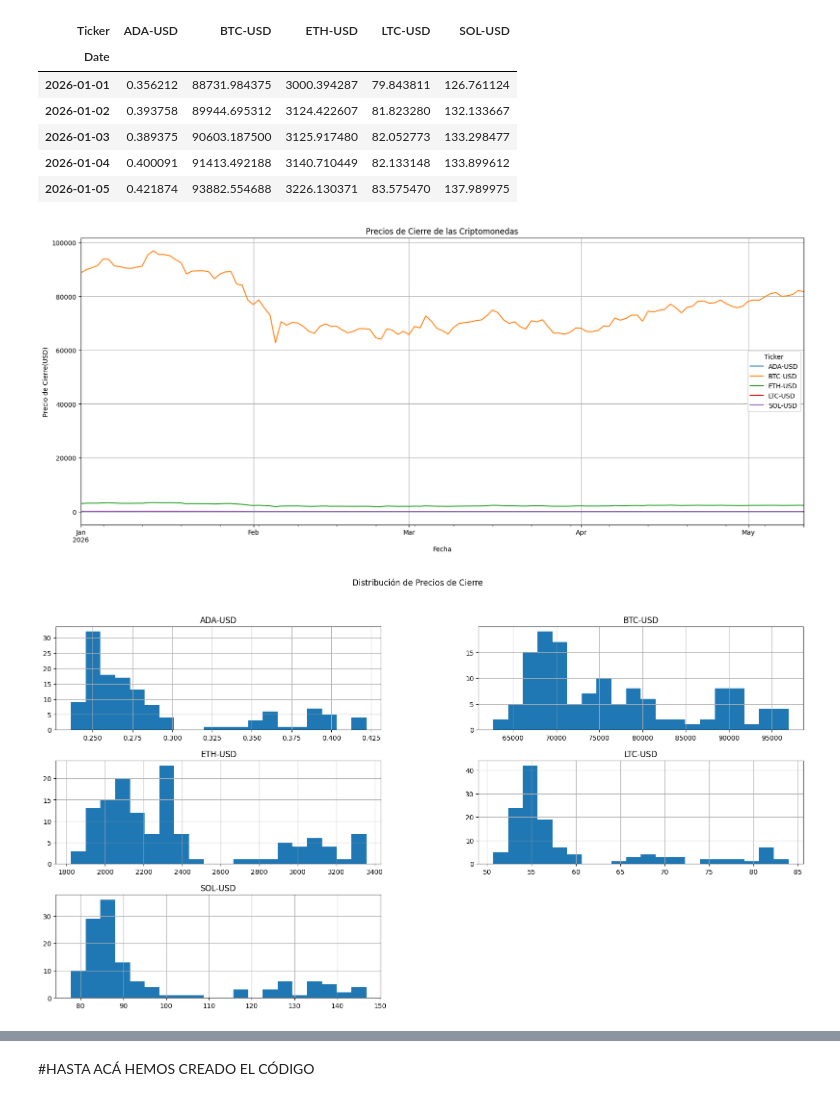
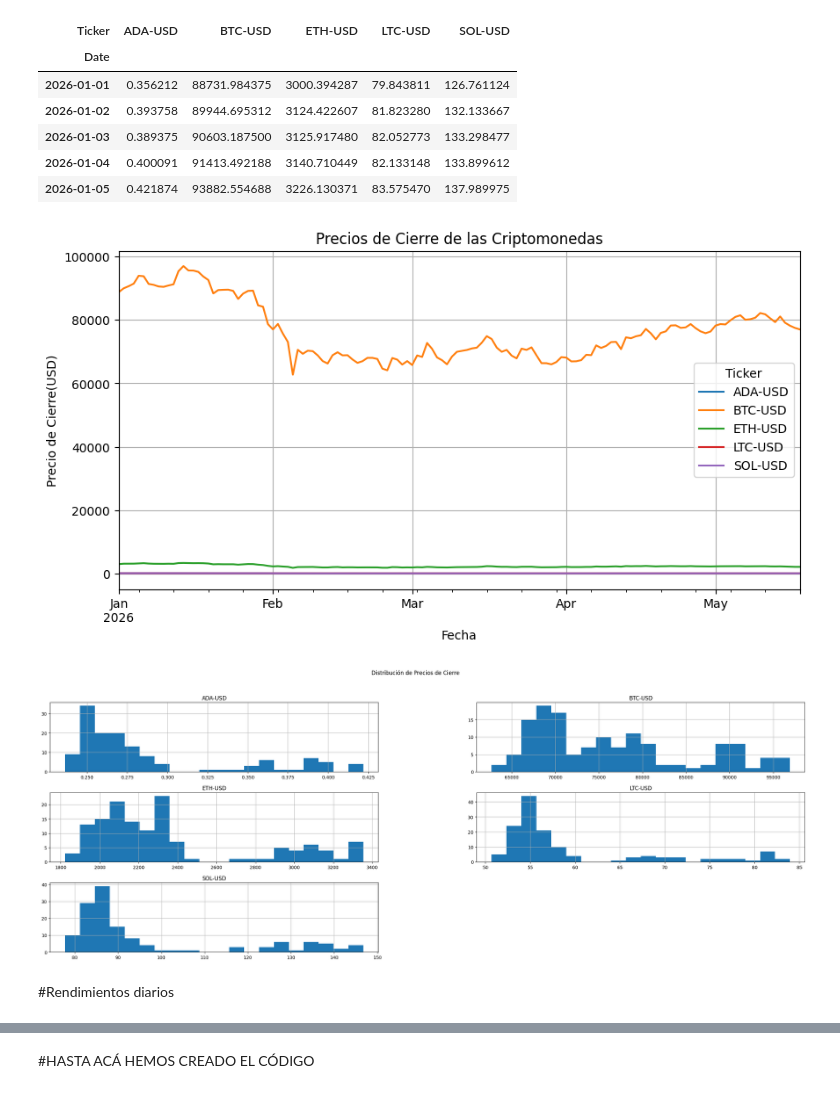
Before and after one commit to fraygoezdavid/Lenguajes_de_programacion, a Jupyter notebook: Proyecto_Cripto_Entregable.ipynb, the cells around one changed output, grey strips where cells are left out. Drawn from its saved outputs; the diff is of its cells as text; code cells hidden in the pictures.

```diff
--- a/Proyecto_Cripto_Entregable.ipynb
+++ b/Proyecto_Cripto_Entregable.ipynb
@@ -77,8 +103,8 @@ tickers = ['BTC-USD', 'ETH-USD', 'SOL-USD', 'ADA-USD', 'LTC-USD' ]
 # %% [markdown]
 #Descarga de datos general
 # %%
-datos = yf.download (tickers, start='2026-01-01', end='2026-05-12', interval='1d')
-datos.head()
+data = yf.download (tickers, start='2026-01-01', end='2026-05-19', interval='1d')
+data.head()
 # %% [output]
 [*********************100%***********************]  5 of 5 completed
 | Price | Close |  |  |  |  | High |  |  |  |  | ... | ... |
@@ -120,7 +186,7 @@ ltc.head()
 # %% [markdown]
 #Trabajando solo con precios de cierre
 # %%
-precios_cierre = datos["Close"]
+precios_cierre = data["Close"]
 precios_cierre.head()
 # %% [output]
 | Ticker | ADA-USD | BTC-USD | ETH-USD | LTC-USD | SOL-USD |
@@ -132,21 +198,23 @@ precios_cierre.head()
 | 2026-01-05 | 0.421874 | 93882.554688 | 3226.130371 | 83.575470 | 137.989975 |
 # %%
 ##Graficando los precios de cierre
-precios_cierre.plot(figsize=(20, 8))
+precios_cierre.plot(figsize=(10, 5))
 plt.title("Precios de Cierre de las Criptomonedas")
 plt.xlabel("Fecha")
 plt.ylabel("Precio de Cierre(USD)")
 plt.grid(True)
 plt.show()
 # %% [output]
-[figure, old version]
+[figure, new version]
 # %%
 #Analizando la gráfica
-precios_cierre.hist(figsize=(20, 10), bins=20)
+precios_cierre.hist(figsize=(30, 10), bins=20)
 plt.suptitle("Distribución de Precios de Cierre", fontsize=12)
 plt.xlabel("Precio de Cierre")
 plt.ylabel("Frecuencia")
 
 plt.show()
 # %% [output]
-[figure, old version]
+[figure, new version]
+# %% [markdown]
+#Rendimientos diarios
```
Also changed, not shown: parts of 22 cells of this notebook.
